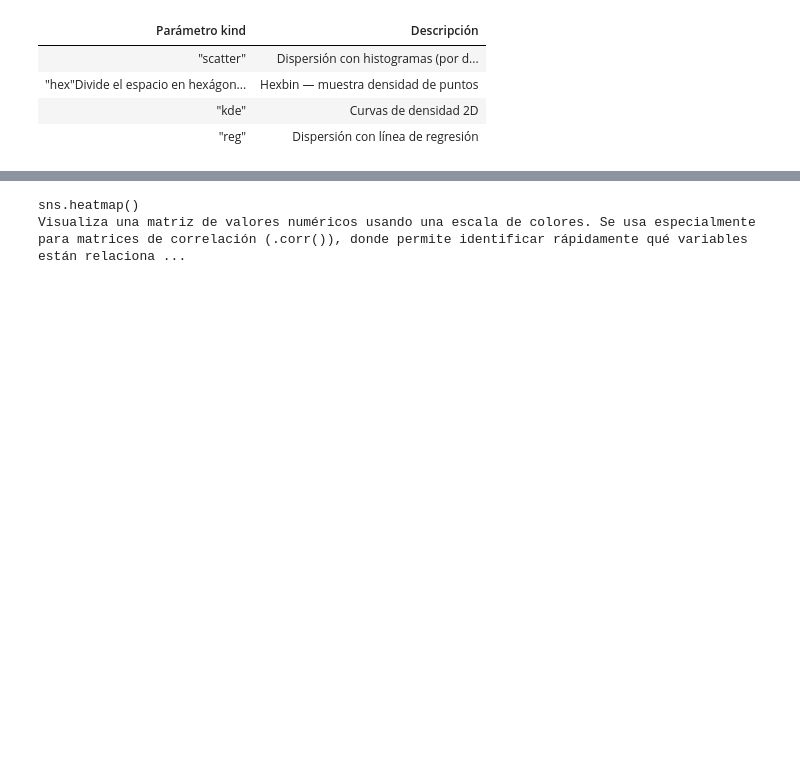
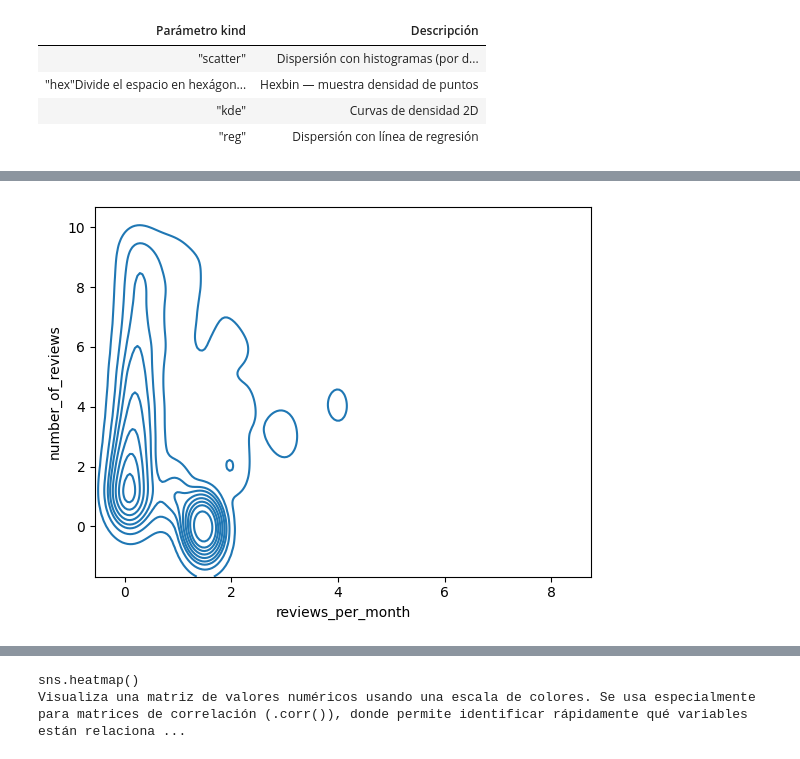
Before and after one commit to ednavivianasegura/Material_cursos_Evsa_Miuller, a Jupyter notebook: Plan_de_Formacion_PDI_PAS_2026/04_seaborn.ipynb, the cells around one changed output, grey strips where cells are left out. Cells and saved outputs as stored; diff of their text form; code cells hidden in the pictures; blank space fills up the shorter version.

```diff
--- a/Plan_de_Formacion_PDI_PAS_2026/04_seaborn.ipynb
+++ b/Plan_de_Formacion_PDI_PAS_2026/04_seaborn.ipynb
@@ -923,4 +927,16 @@ plt.show()
 </div>
 # %% [output]
 [interactive output not drawn]
+# %%
+df["reviews_per_month"] = df["reviews_per_month"].fillna(df["reviews_per_month"].mean())
+
+sns.kdeplot(x=df[df["number_of_reviews"] < 10].reviews_per_month,
+           y=df[df["number_of_reviews"] < 10].number_of_reviews)
+plt.show()
+
+
+#densidad de puntos entre reviews_per_month y number_of_reviews para alojamientos con menos de 10 reseñas en total.
+#Las líneas de contorno funcionan como un mapa topográfico — cuanto más juntas y al centro, más datos hay en esa zona.
+# %% [output]
+[figure, added]
 # %%
```
Also changed, not shown: parts of 56 cells of this notebook.
